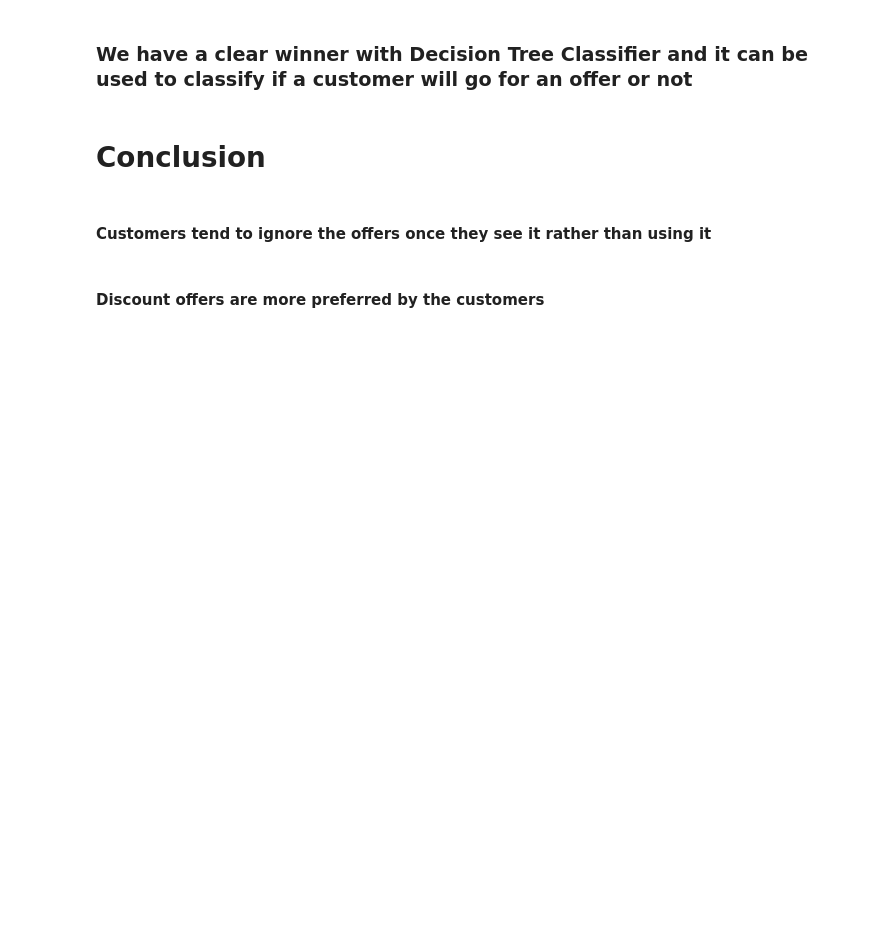
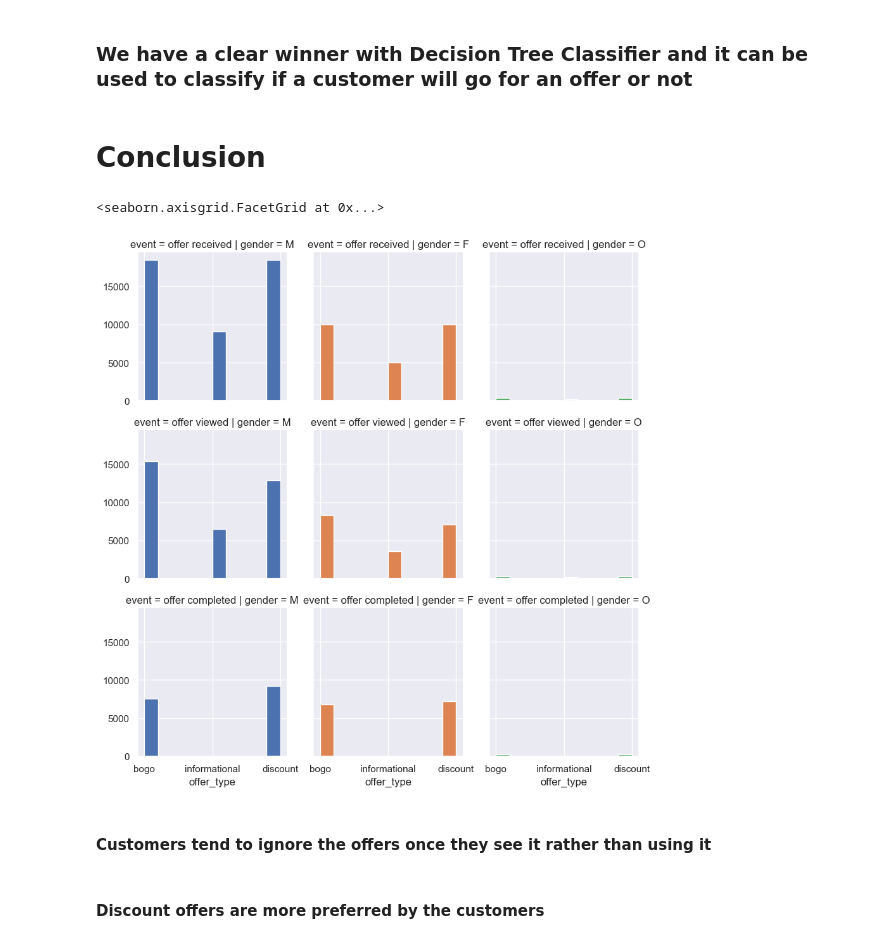
Before and after one commit to himanshuparti/starbucks_capstone_udacity, a Jupyter notebook: coffee_offer_capstone.ipynb, the cells around one changed output. Cells and saved outputs as stored; diff of their text form; code cells hidden in the pictures; blank space fills up the shorter version.

```diff
--- a/coffee_offer_capstone.ipynb
+++ b/coffee_offer_capstone.ipynb
@@ -509,19 +514,19 @@ merged_df.drop('became_member_on',axis=1, inplace=True)
 # %%
 #process offer_id column
-offerids = merged_df['offer_id'].unique().tolist()
+offerids = model_df['offer_id'].unique().tolist()
 o_mapping = dict( zip(offerids,range(len(offerids))) )
-merged_df.replace({'offer_id': o_mapping},inplace=True)
+model_df.replace({'offer_id': o_mapping},inplace=True)
 # %%
 #process customer_id column similar to offer_id
-cusids = merged_df['customer_id'].unique().tolist()
+cusids = model_df['customer_id'].unique().tolist()
 c_mapping = dict( zip(cusids,range(len(cusids))) )
-merged_df.replace({'customer_id': c_mapping},inplace=True)
+model_df.replace({'customer_id': c_mapping},inplace=True)
 # %%
 #processing numerical variables by using minmaxscaler to normalise the features
 scaler = MinMaxScaler() # default=(0, 1)
 numerical = ['customer_income', 'offer_difficulty', 'offer_duration', 'offer_reward', 'time']
-merged_df[numerical] = scaler.fit_transform(merged_df[numerical])
+model_df[numerical] = scaler.fit_transform(model_df[numerical])
 # %%
 #Label encoding events excluding transactional event as that is not helpful
-merged_df['event'] = merged_df['event'].map({'offer received':1, 'offer viewed':2, 'offer completed':3})
+model_df['event'] = model_df['event'].map({'offer received':1, 'offer viewed':2, 'offer completed':3})
 # %%
@@ -616,6 +631,12 @@ print(benchmark)
 ### We have a clear winner with Decision Tree Classifier and it can be used to classify if a customer will go for an offer or not
 # %% [markdown]
 # Conclusion
+# %%
+model_graph = sns.FacetGrid(merged_df, row='event', col='gender', hue='gender')
+model_graph.map(plt.hist, 'offer_type')
+# %% [output]
+<seaborn.axisgrid.FacetGrid at 0x...>
+[figure, added]
 # %% [markdown]
 #### Customers tend to ignore the offers once they see it rather than using it
 # %% [markdown]
```
Also changed, not shown: parts of 8 cells of this notebook.
